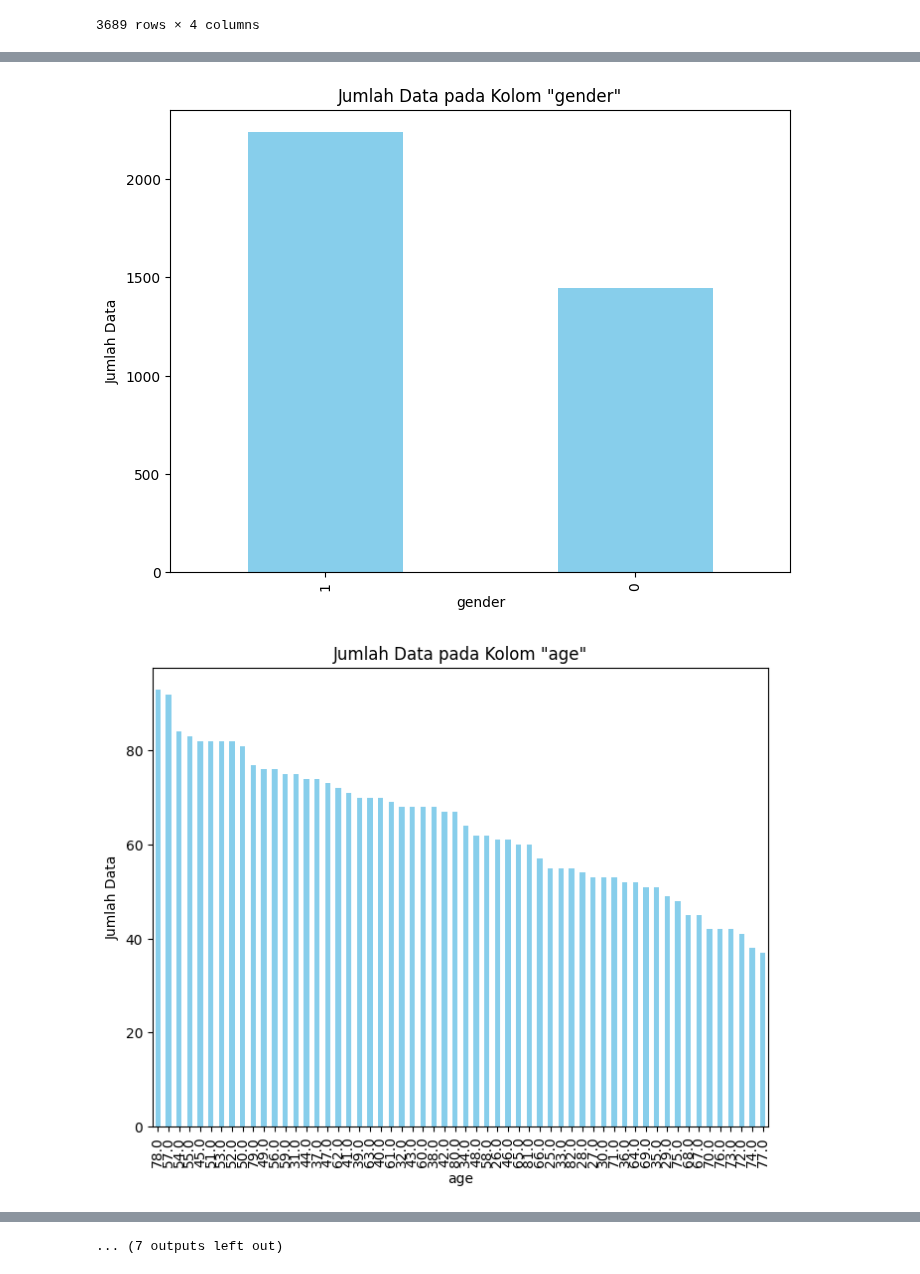
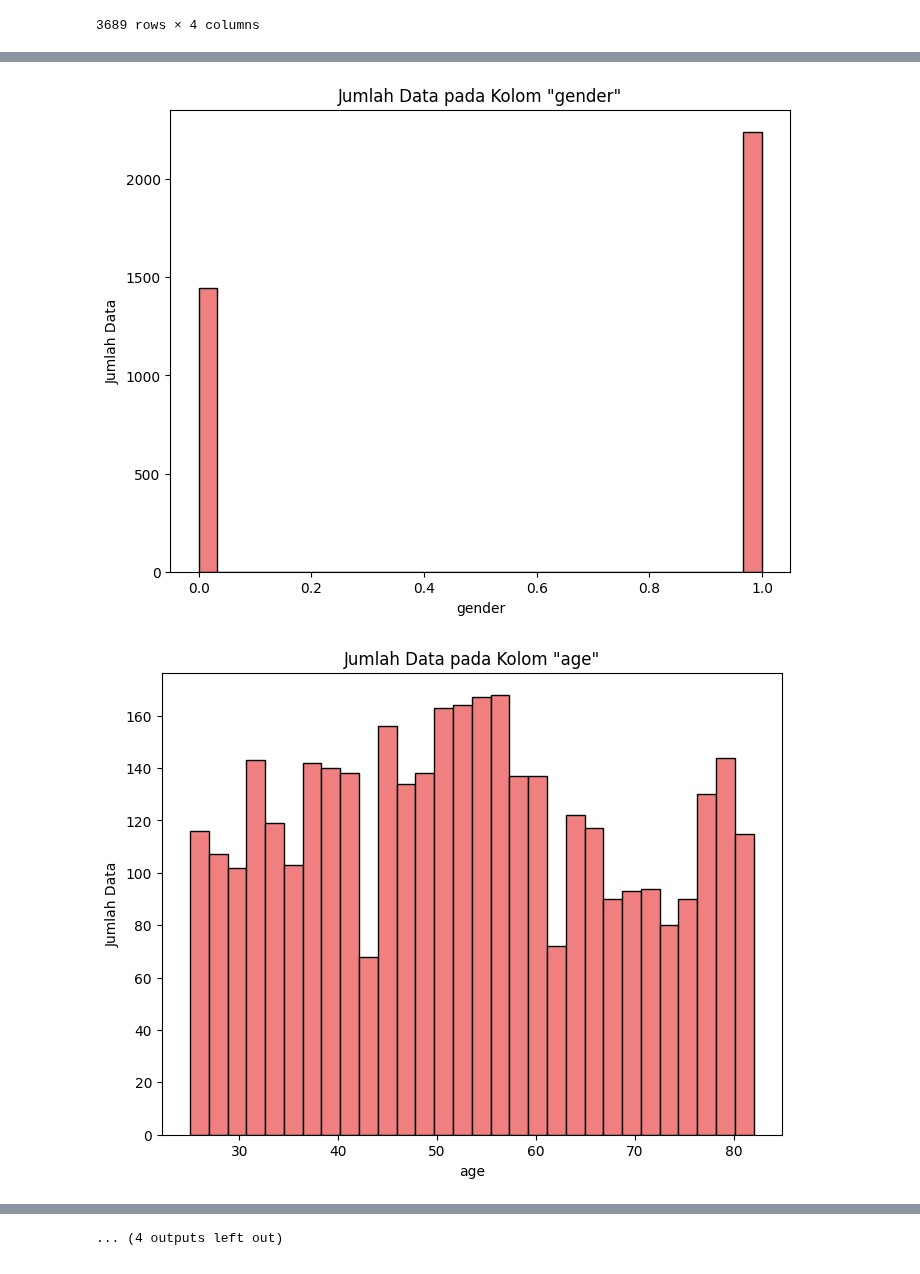
Before and after one commit to avillarafi45/TugasAkhirStrokePrediction, a Jupyter notebook: TugasAkhir.ipynb, the cells around one changed output, grey strips where cells are left out. Drawn from its saved outputs; the diff is of its cells as text; code cells hidden in the pictures.

```diff
--- a/TugasAkhir.ipynb
+++ b/TugasAkhir.ipynb
@@ -225,16 +219,16 @@ df_smoking_status_encoded
 | 3688 | 1.0 | 0.0 | 0.0 | 0.0 |
 3689 rows × 4 columns
 # %%
+# Reset index untuk kedua DataFrame hasil one-hot encoding
 df_work_type_encoded.reset_index(drop=True, inplace=True)
 df_smoking_status_encoded.reset_index(drop=True, inplace=True)
 # Menggabungkan hasil one-hot encoding
 df_encoded = pd.concat([df_work_type_encoded, df_smoking_status_encoded], axis=1)
 
 # Reset index
-df_encoded.reset_index(drop=True, inplace=True)
 df.reset_index(drop=True, inplace=True)
-df= pd.concat([df_encoded,df], axis=1)
-
+# Mendrop kolom 'work_type' dan 'smoking_status' dari DataFrame asli
+df = pd.concat([df_encoded, df], axis=1).drop(['work_type', 'smoking_status'], axis=1)
 df
 # %% [output]
 |  | work_type_0 | work_type_1 | work_type_2 | smoking_status_0 | smoking_status_1 | smoking_status_2 | ... |
@@ -259,21 +253,21 @@ sns.heatmap(df.isnull(), cbar=False, cmap='viridis')
 # %%
-# Memilih kolom-kolom yang ingin diplot
-selected_columns = ['work_type_0', 'work_type_1', 'work_type_2', 'smoking_status_0','smoking_status_1','smoking_status_2','smoking_status_3','gender', 'age', 'hypertension', 'heart_disease', 'ever_married',
-                     'work_type', 'Residence_type', 'avg_glucose_level', 'bmi', 'smoking_status', 'stroke']
+selected_columns = ['work_type_0', 'work_type_1', 'work_type_2', 'smoking_status_0',
+                    'smoking_status_1','smoking_status_2','smoking_status_3',
+                    'gender', 'age', 'hypertension', 'heart_disease', 'ever_married',
+                    'Residence_type', 'avg_glucose_level', 'bmi', 'stroke']
 
 # Menampilkan diagram batang untuk setiap kolom yang dipilih
 for column in selected_columns:
     plt.figure(figsize=(8, 6))
 
-    df[column].value_counts().plot(kind='bar', color='skyblue')
+    if df[column].dtype == 'object':
+        df[column].value_counts().plot(kind='bar', color='skyblue')
+    else:
+        plt.hist(df[column], bins=30, color='lightcoral', edgecolor='black')
 
     plt.title(f'Jumlah Data pada Kolom "{column}"')
     plt.xlabel(column)
     plt.ylabel('Jumlah Data')
 
     plt.show()
-
-# Menampilkan daftar kolom di DataFrame
-print("Daftar Kolom di DataFrame:")
-print(df.columns)
 # %% [output]
@@ -287,2 +281,2 @@ print(df.columns)
-[figure, old version]
+[figure, new version]
-[figure, old version]
+[figure, new version]
@@ -292 +286 @@ print(df.columns)
-... (7 outputs left out)
+... (4 outputs left out)
```
Also changed, not shown: parts of 6 cells of this notebook.
